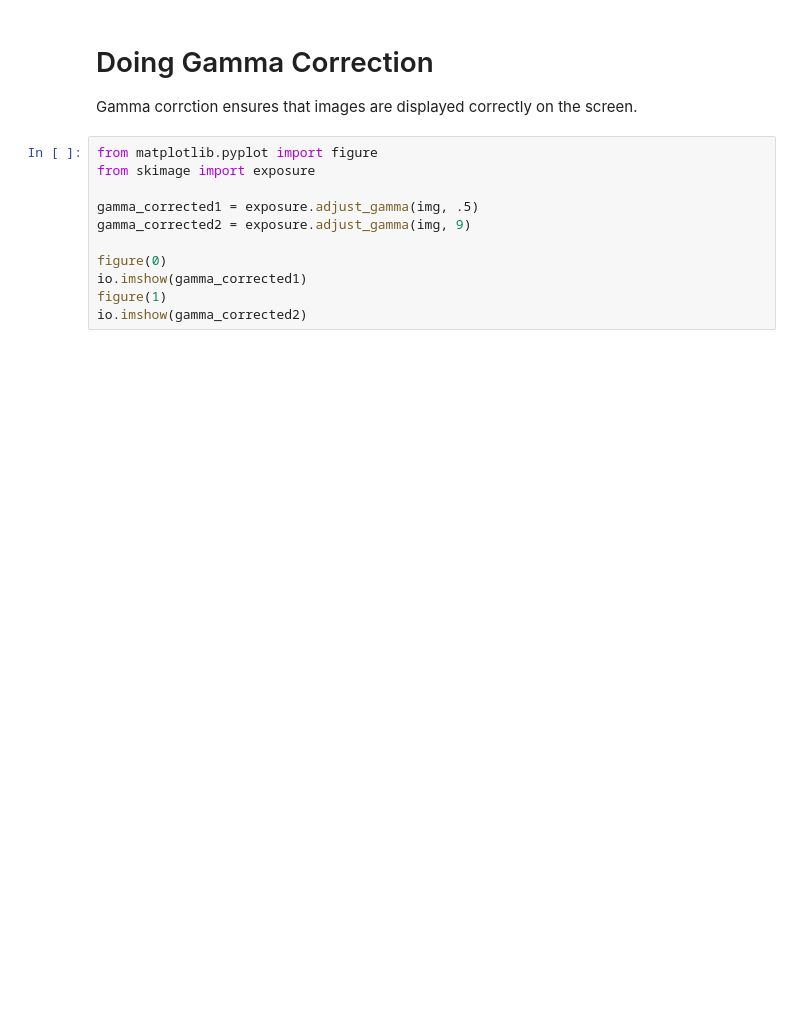
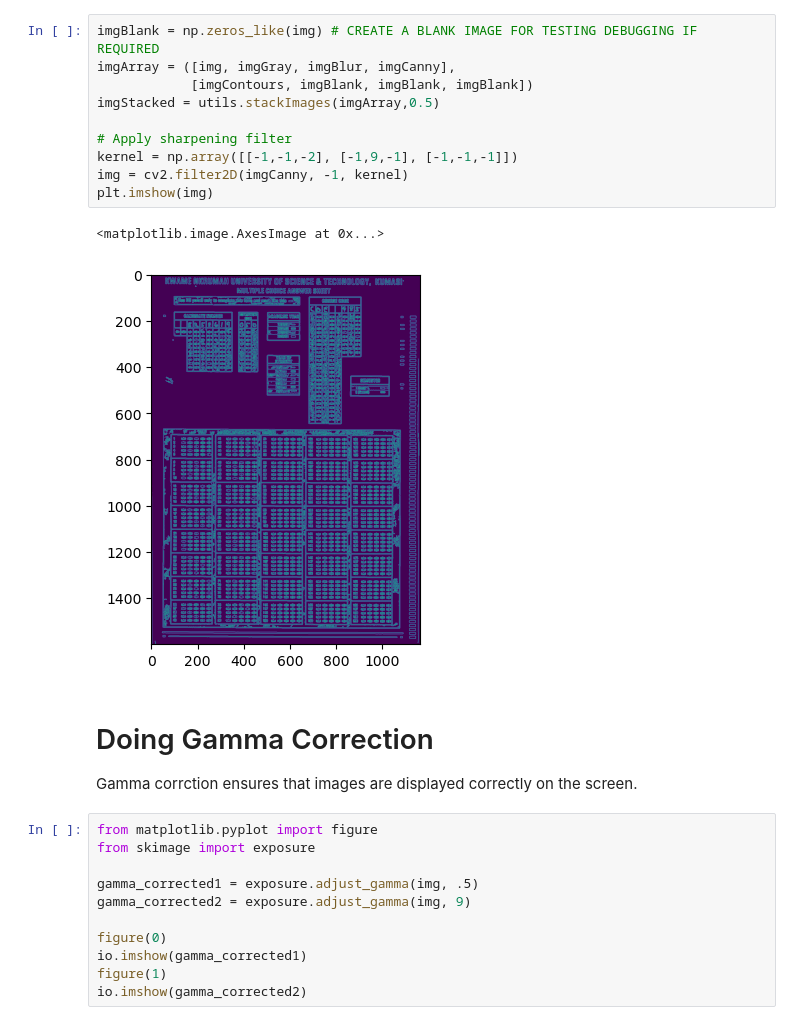
Before and after one commit to VisioMark/image_processing, a Jupyter notebook: playround.ipynb, the cells around one changed output. Saved outputs shown, nothing was run; the diff lists cells and outputs as text; blank space fills up the shorter version.

```diff
--- a/playround.ipynb
+++ b/playround.ipynb
@@ -85,3 +36,16 @@ io.imshow(img_cpy)
+# %%
+imgBlank = np.zeros_like(img) # CREATE A BLANK IMAGE FOR TESTING DEBUGGING IF REQUIRED
+imgArray = ([img, imgGray, imgBlur, imgCanny],
+            [imgContours, imgBlank, imgBlank, imgBlank])
+imgStacked = utils.stackImages(imgArray,0.5)
+
+# Apply sharpening filter
+kernel = np.array([[-1,-1,-2], [-1,9,-1], [-1,-1,-1]])
+img = cv2.filter2D(imgCanny, -1, kernel)
+plt.imshow(img)
+# %% [output]
+<matplotlib.image.AxesImage at 0x...>
+[figure, added]
 # %% [markdown]
 # Doing Gamma Correction
 Gamma corrction ensures that images are displayed correctly on the screen.
```
Also changed, not shown: parts of 11 cells of this notebook, 3 other files.
